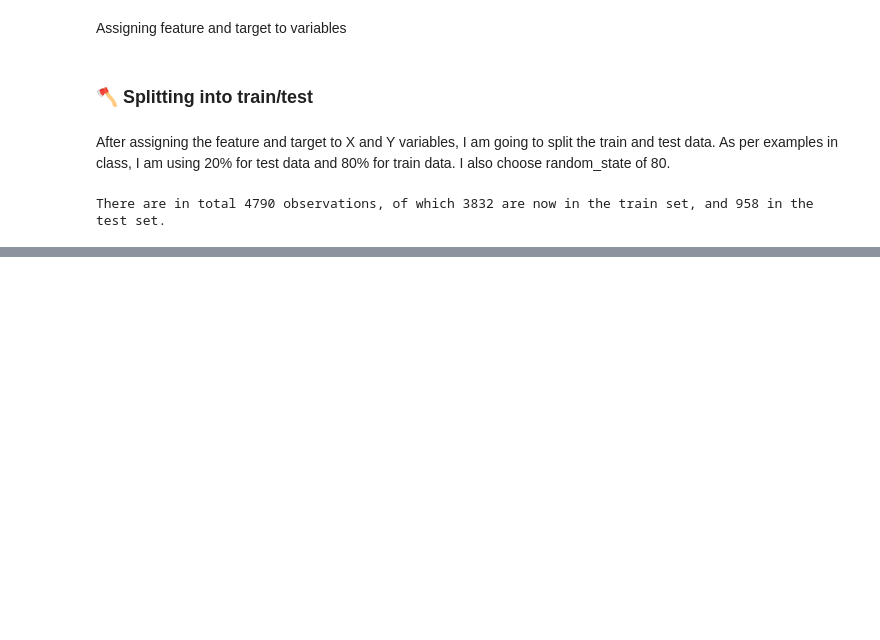
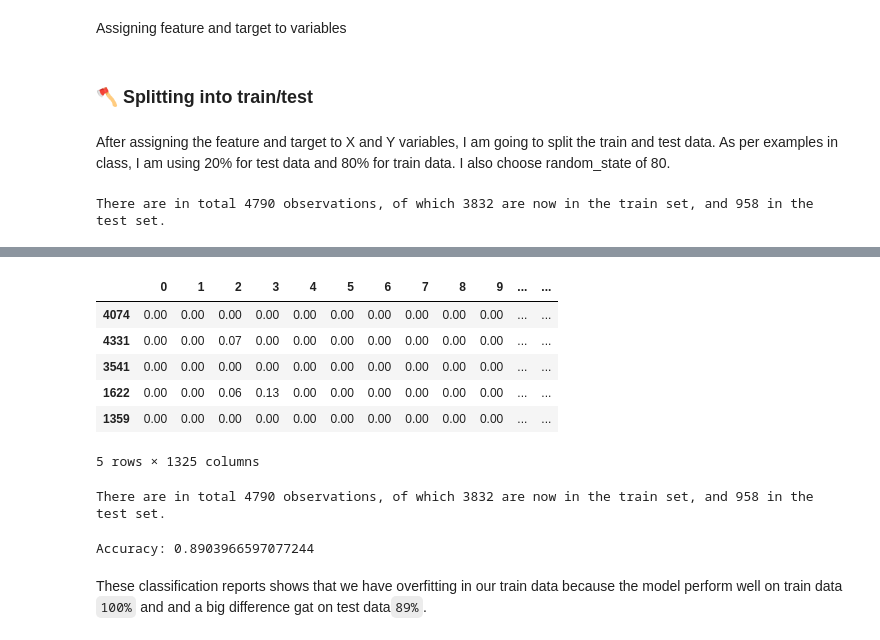
Before and after one commit to SoleilUmwiza92/AI4-Soleil, a Jupyter notebook: Soleil-Challenge.ipynb, the cells around one changed output, grey strips where cells are left out. Saved outputs shown, nothing was run; the diff lists cells and outputs as text; code cells hidden in the pictures; blank space fills up the shorter version.

```diff
--- a/Soleil-Challenge.ipynb
+++ b/Soleil-Challenge.ipynb
@@ -311,5 +398,5 @@ Now since our dataset is ordered starting with phishing emails and ends with val
 
 During my reading I understood that Random Forest Classification model shuffles data during training, maybe this step is not needed, but I am not sure.
 # %%
-emailText_with_type= emailText_with_type.sample(frac=1)
+emailText_df= emailText_df.sample(frac=1)   # this frac will shufled the data
 # %%
@@ -393,0 +570,19 @@ weighted avg       0.99      0.99      0.99       958
+# %%
+X = pd.DataFrame(tf_X_vectorized)
+X['email_text'] = emailText_df["email_text"].values
+y = emailText_df["IsEmailPhishing"]
+X.sample(5)
+# %% [output]
+|  | 0 | 1 | 2 | 3 | 4 | 5 | 6 | 7 | 8 | 9 | ... | ... |
+| 4074 | 0.00 | 0.00 | 0.00 | 0.00 | 0.00 | 0.00 | 0.00 | 0.00 | 0.00 | 0.00 | ... | ... |
+| 4331 | 0.00 | 0.00 | 0.07 | 0.00 | 0.00 | 0.00 | 0.00 | 0.00 | 0.00 | 0.00 | ... | ... |
+| 3541 | 0.00 | 0.00 | 0.00 | 0.00 | 0.00 | 0.00 | 0.00 | 0.00 | 0.00 | 0.00 | ... | ... |
+| 1622 | 0.00 | 0.00 | 0.06 | 0.13 | 0.00 | 0.00 | 0.00 | 0.00 | 0.00 | 0.00 | ... | ... |
+| 1359 | 0.00 | 0.00 | 0.00 | 0.00 | 0.00 | 0.00 | 0.00 | 0.00 | 0.00 | 0.00 | ... | ... |
+5 rows × 1325 columns
+# %%
+from sklearn.model_selection import train_test_split
+X_train, X_test, y_train, y_test = train_test_split(X, y, test_size=0.2, random_state=80)
+print("There are in total", len(X), "observations, of which", len(X_train), "are now in the train set, and", len(X_test), "in the test set.")
+# %% [output]
+There are in total 4790 observations, of which 3832 are now in the train set, and 958 in the test set.
@@ -393,0 +593,11 @@ weighted avg       0.99      0.99      0.99       958
+# %%
+k=2
+model = KNeighborsClassifier(n_neighbors=k)
+model.fit(X_train, y_train)
+score = model.score(X_test.values, y_test)
+
+print("Accuracy:", score)
+# %% [output]
+Accuracy: 0.8903966597077244
+# %% [markdown]
+These classification reports shows that we have overfitting in our train data because the model perform well on train data `100%` and and a big difference gat on test data`89%`.
```
Also changed, not shown: parts of 87 cells of this notebook, 1 other file.
